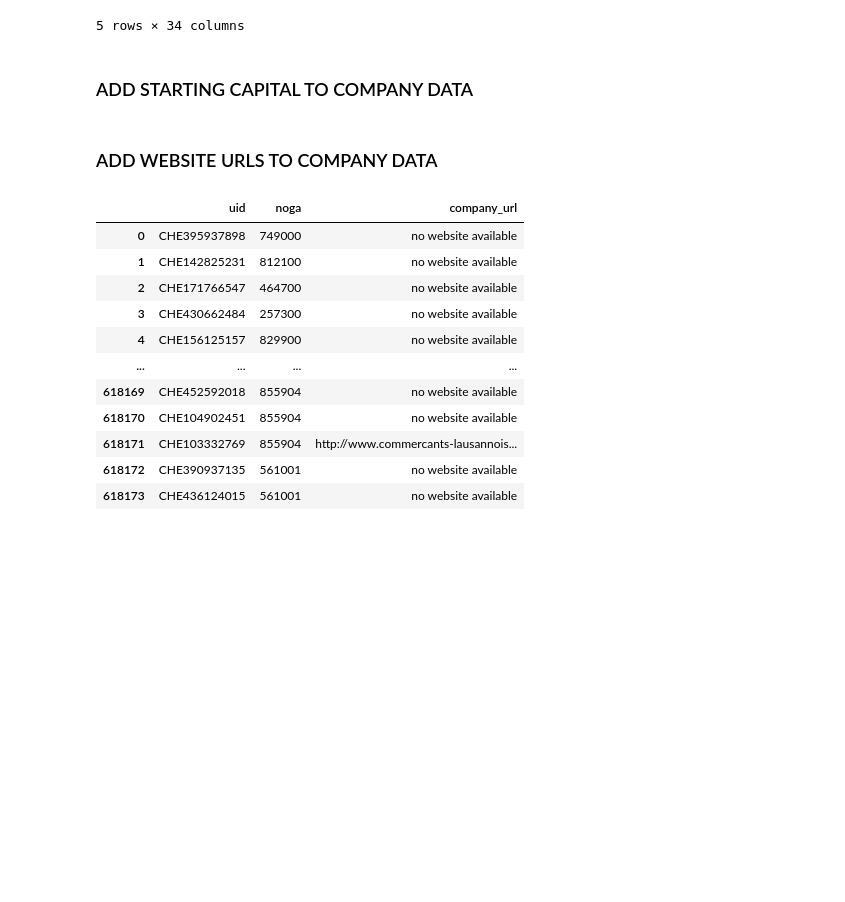
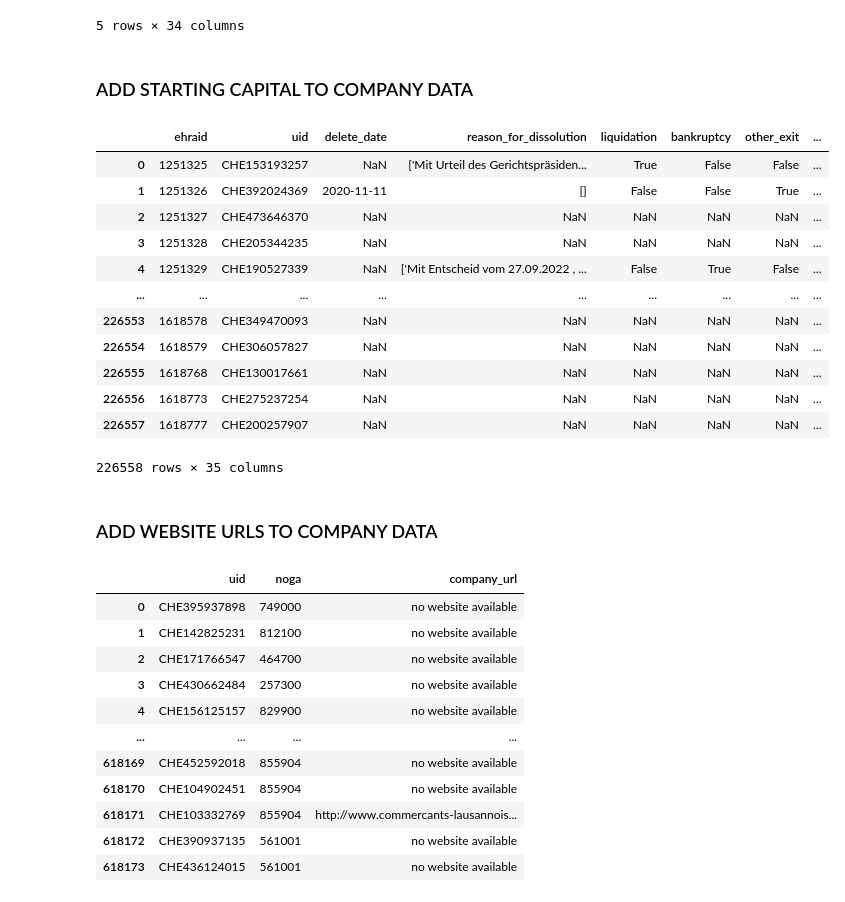
Before and after one commit to MaBlock7/company_success_prediction, a Jupyter notebook: success_prediction/zefix_feature_engineering.ipynb, the cells around one changed output. Saved outputs shown, nothing was run; the diff lists cells and outputs as text; code cells hidden in the pictures; blank space fills up the shorter version.

Commit message:
Processed and added capital features

```diff
--- a/success_prediction/zefix_feature_engineering.ipynb
+++ b/success_prediction/zefix_feature_engineering.ipynb
@@ -267,2 +279,12 @@ df_startups.to_csv(RAW_DATA_DIR / 'company_sample' / 'geo_coded_company_sample.c
 # %% [markdown]
 ### ADD STARTING CAPITAL TO COMPANY DATA
+# %%
+# Get historical exchange rates
+import yfinance as yf
+
+exchange_rate_dfs = []
+for symbol in ['EUR', 'GBP', 'USD']:
+    ticker = yf.Ticker(f'{symbol}CHF=X')
+    df_ticker = ticker.history(start='2016-01-01', end='2024-01-01')
+    df_ticker['symbol'] = symbol
+    exchange_rate_dfs.append(df_ticker)
@@ -273,6 +310,54 @@ query_capital = """
 # %%
 with connect_database() as con:
     df_capital = read_from_database(connection=con, query=query_capital)
+# %%
+df_capital = df_capital.rename(columns={'shab_date': 'founding_date', 'currency_new': 'symbol'})
+df_capital['founding_date'] = pd.to_datetime(df_capital['founding_date'])
+
+mapping = {
+    'Euro': 'EUR',
+    'Eur': 'EUR',
+    'EURO': 'EUR',
+    '€': 'EUR',
+    'fr': 'CHF',
+    'Fr.': 'CHF',
+    'CHE': 'CHF',
+    '£': 'GBP',
+    'US': 'USD'
+}
+df_capital['symbol'] = df_capital['symbol'].replace(mapping)
+
+# Drop duplicate entries where we have libaration information do avoid duplicates before aggregation
+df_capital = df_capital[~df_capital.duplicated(subset=['ehraid', 'founding_date'], keep=False) | (df_capital.duplicated(subset=['ehraid', 'founding_date'], keep=False) & ~(df_capital['keyword'].str.contains('liberierung|liberato|libéré', regex=True)))]
+
+# Drop entries where the currency is not a common currency
+df_capital = df_capital[df_capital.symbol.isin(['CHF', 'EUR', 'USD', 'GBP'])]
+
+# Add exchange rates and convert registered capital
+df_capital = df_capital.merge(df_exchange_rates, on=['symbol', 'founding_date'], how='left')
+df_capital['Open'] = df_capital['Open'].fillna(1.0)
+df_capital['capital_chf'] = df_capital['capital_new'].astype(float) * df_capital['Open'].astype(float)
+
+# Aggregate capital into one value for registered capital
+df_capital = df_capital.groupby(['ehraid', 'founding_date']).agg({'capital_chf': 'sum'}).reset_index()
+# %%
+df_startups = df_startups.merge(df_capital[['ehraid', 'founding_date', 'capital_chf']], on=['ehraid', 'founding_date'], how='left')
+# %%
+df_startups
+# %% [output]
+|  | ehraid | uid | delete_date | reason_for_dissolution | liquidation | bankruptcy | other_exit | ... |
+| 0 | 1251325 | CHE153193257 | NaN | ['Mit Urteil des Gerichtspräsiden... | True | False | False | ... |
+| 1 | 1251326 | CHE392024369 | 2020-11-11 | [] | False | False | True | ... |
+| 2 | 1251327 | CHE473646370 | NaN | NaN | NaN | NaN | NaN | ... |
+| 3 | 1251328 | CHE205344235 | NaN | NaN | NaN | NaN | NaN | ... |
+| 4 | 1251329 | CHE190527339 | NaN | ['Mit Entscheid vom 27.09.2022 , ... | False | True | False | ... |
+| ... | ... | ... | ... | ... | ... | ... | ... | ... |
+| 226553 | 1618578 | CHE349470093 | NaN | NaN | NaN | NaN | NaN | ... |
+| 226554 | 1618579 | CHE306057827 | NaN | NaN | NaN | NaN | NaN | ... |
+| 226555 | 1618768 | CHE130017661 | NaN | NaN | NaN | NaN | NaN | ... |
+| 226556 | 1618773 | CHE275237254 | NaN | NaN | NaN | NaN | NaN | ... |
+| 226557 | 1618777 | CHE200257907 | NaN | NaN | NaN | NaN | NaN | ... |
+226558 rows × 35 columns
 # %% [markdown]
 ### ADD WEBSITE URLS TO COMPANY DATA
 # %%
```
Also changed, not shown: parts of 11 cells of this notebook, 3 other files.
